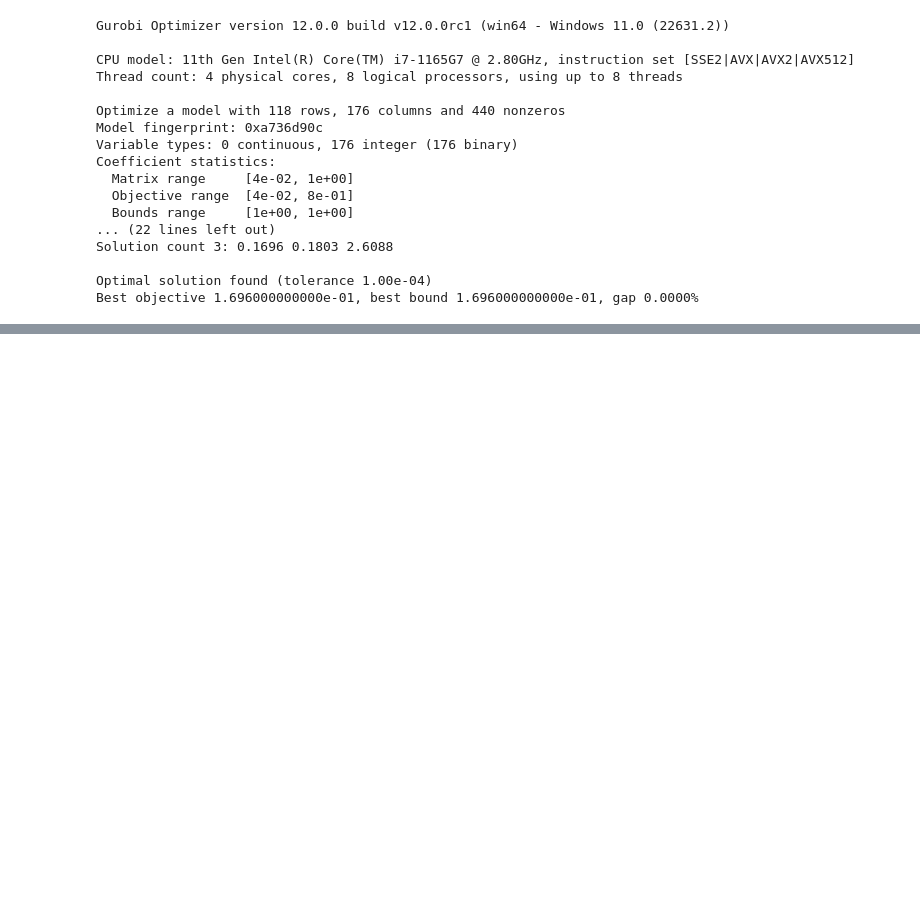
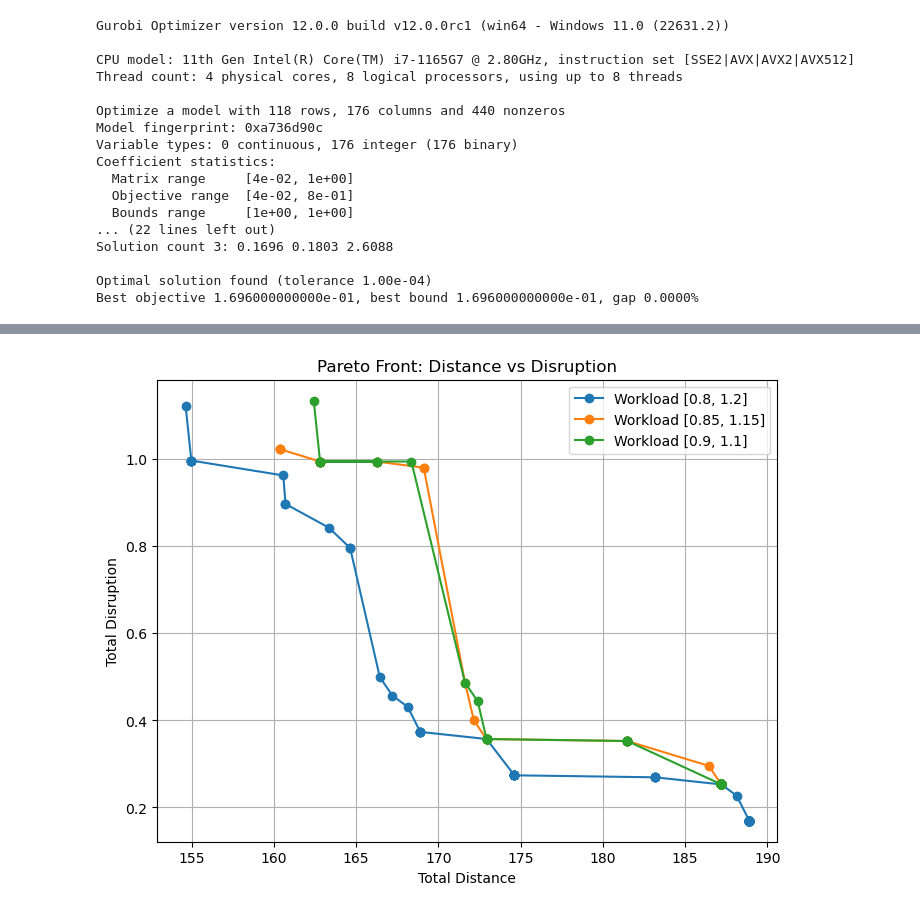
Before and after one commit to GabrielTrier/Project_SDP, a Jupyter notebook: project.ipynb, the cells around one changed output, grey strips where cells are left out. Cells and saved outputs as stored; diff of their text form; code cells hidden in the pictures; blank space fills up the shorter version.

Commit message:
feat: epsilon constraint

```diff
--- a/project.ipynb
+++ b/project.ipynb
@@ -166,12 +174,18 @@ Solution count 3: 0.1696 0.1803 2.6088
 Optimal solution found (tolerance 1.00e-04)
 Best objective 1.696000000000e-01, best bound 1.696000000000e-01, gap 0.0000%
 # %%
-# Afficher les résultats
+# Afficher les résultats sous forme de tableau
 if model_disruption.Status == GRB.OPTIMAL:
     print("\nPerturbation totale minimale :", model_disruption.ObjVal)
+    results = []
     for b in bricks:
         for r in reps:
             if x[b, r].X > 0.5:
-                print(f"Brick {b} -> Représentant {r}")
+                results.append([b, r])
+
+    # Création du DataFrame pour afficher les résultats
+    results_df = pd.DataFrame(results, columns=['Brick', 'Représentant'])
+
+results_df[['Brick', 'Représentant']]
 # %% [output]
 Perturbation totale minimale : 0.1696
@@ -193,0 +211,82 @@ Brick 22 -> Représentant 4
+# %%
+# Function implementing the epsilon-constraint scheme
+# Workload bounds to test
+workload_bounds = [(0.8, 1.2), (0.85, 1.15), (0.9, 1.1)]
+
+def epsilon_constraint_scheme(initial_assignment, max_distance, workload_bounds):
+    pareto_solutions = []
+    epsilon = max_distance  # Initial upper bound for distance
+    epsilon_step = 1  # Step to decrease epsilon
+
+    # Iterate over different workload constraints
+    for L, U in workload_bounds:
+        print(f"\nSolving for workload constraints: [{L}, {U}]")
+        epsilon = max_distance  # Reset epsilon for each workload bound
+
+        # Start epsilon-constraint loop
+        while epsilon >= 0:
+            # Define model
+            model = Model("Epsilon_Constraint")
+
+            # Decision variables
+            x = model.addVars(bricks, reps, vtype=GRB.BINARY, name="x")
+            y = model.addVars(bricks, reps, vtype=GRB.BINARY, name="y")
+
+            # Objectives
+            total_distance = quicksum(distances[b][r - 1] * x[b, r] for b in bricks for r in reps)
+            total_disruption = quicksum(index_values[b] * y[b, r] for b in bricks for r in reps)
+
+            # Objective: minimize disruption
+            model.setObjective(total_disruption, GRB.MINIMIZE)
+
+            # Constraints
+            model.addConstrs((quicksum(x[b, r] for r in reps) == 1 for b in bricks), name="AssignEachBrick")
+            model.addConstr(total_distance <= epsilon, name="Epsilon_Distance")
+            model.addConstrs((y[b, r] >= x[b, r] - (1 if initial_assignment.get(b, None) == r else 0)
+                              for b in bricks for r in reps), name="Disruption")
+            model.addConstrs((quicksum(index_values[b] * x[b, r] for b in bricks) >= L for r in reps), name="MinWorkload")
+            model.addConstrs((quicksum(index_values[b] * x[b, r] for b in bricks) <= U for r in reps), name="MaxWorkload")
+
+            # Optimize the model
+            model.optimize()
+
+            # Check feasibility and store solutions
+            if model.Status == GRB.OPTIMAL:
+                solution_distance = total_distance.getValue()
+                solution_disruption = total_disruption.getValue()
+                pareto_solutions.append((L, U, solution_distance, solution_disruption))
+                print(f"Solution found: Distance = {solution_distance}, Disruption = {solution_disruption}")
+            else:
+                print(f"No feasible solution for epsilon: {epsilon} and workload [{L}, {U}]")
+
+            # Reduce epsilon
+            epsilon -= epsilon_step
+
+    return pareto_solutions
+
+# Compute Pareto solutions
+max_distance = sum(distances[b][0] for b in bricks)  # Initial large distance
+pareto_solutions = epsilon_constraint_scheme(initial_assignment, max_distance, workload_bounds)
+
+# Plot the set of non-dominated solutions
+def plot_pareto_solutions(pareto_solutions):
+    plt.figure(figsize=(8, 6))
+    for L, U in set((L, U) for L, U, _, _ in pareto_solutions):
+        subset = [(d, dis) for (lb, ub, d, dis) in pareto_solutions if lb == L and ub == U]
+        distances, disruptions = zip(*subset)
+        plt.plot(distances, disruptions, marker='o', linestyle='-', label=f"Workload [{L}, {U}]")
+    plt.xlabel("Total Distance")
+    plt.ylabel("Total Disruption")
+    plt.title("Pareto Front: Distance vs Disruption")
+    plt.legend()
+    plt.grid(True)
+    plt.show()
+
+# Print the set of non-dominated solutions
+print("\nSet of Non-Dominated Solutions:")
+for L, U, distance, disruption in pareto_solutions:
+    print(f"Workload [{L}, {U}] - Distance: {distance}, Disruption: {disruption}")
+
+# Plot the Pareto front
+plot_pareto_solutions(pareto_solutions)
+# %% [output]
@@ -193,0 +310 @@ Brick 22 -> Représentant 4
+[figure, added]
```
Also changed, not shown: parts of 4 cells of this notebook.
